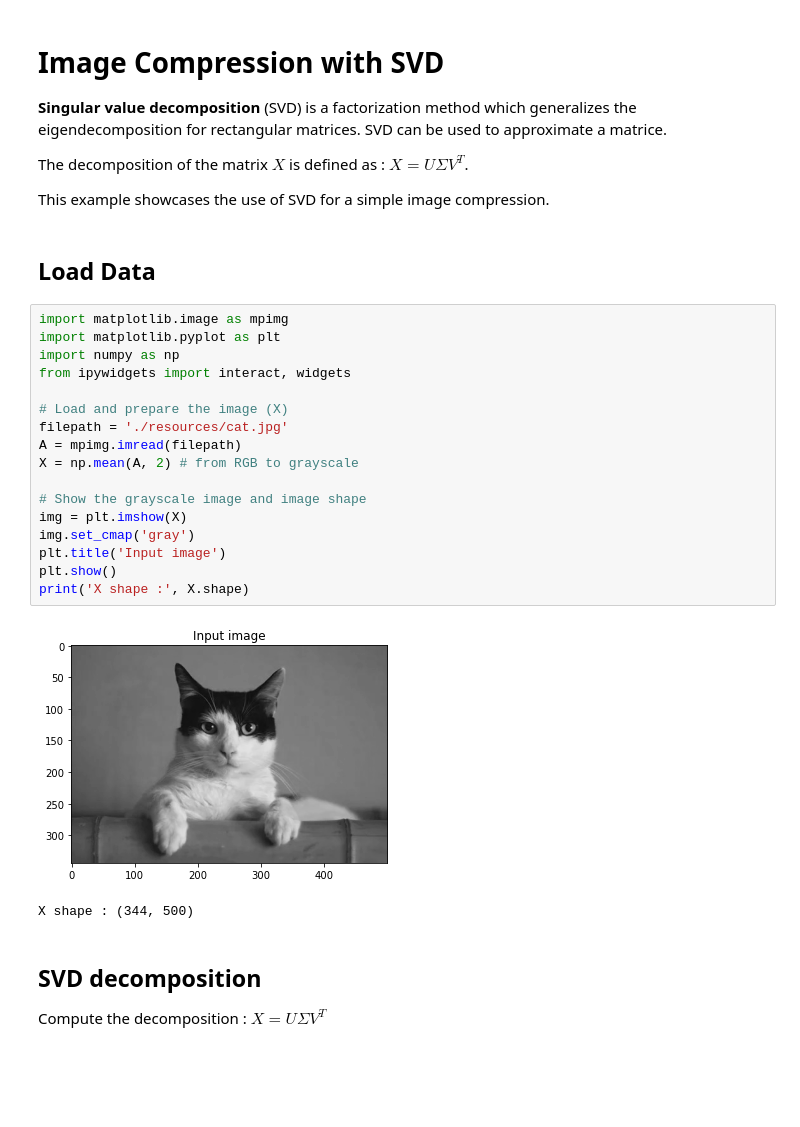
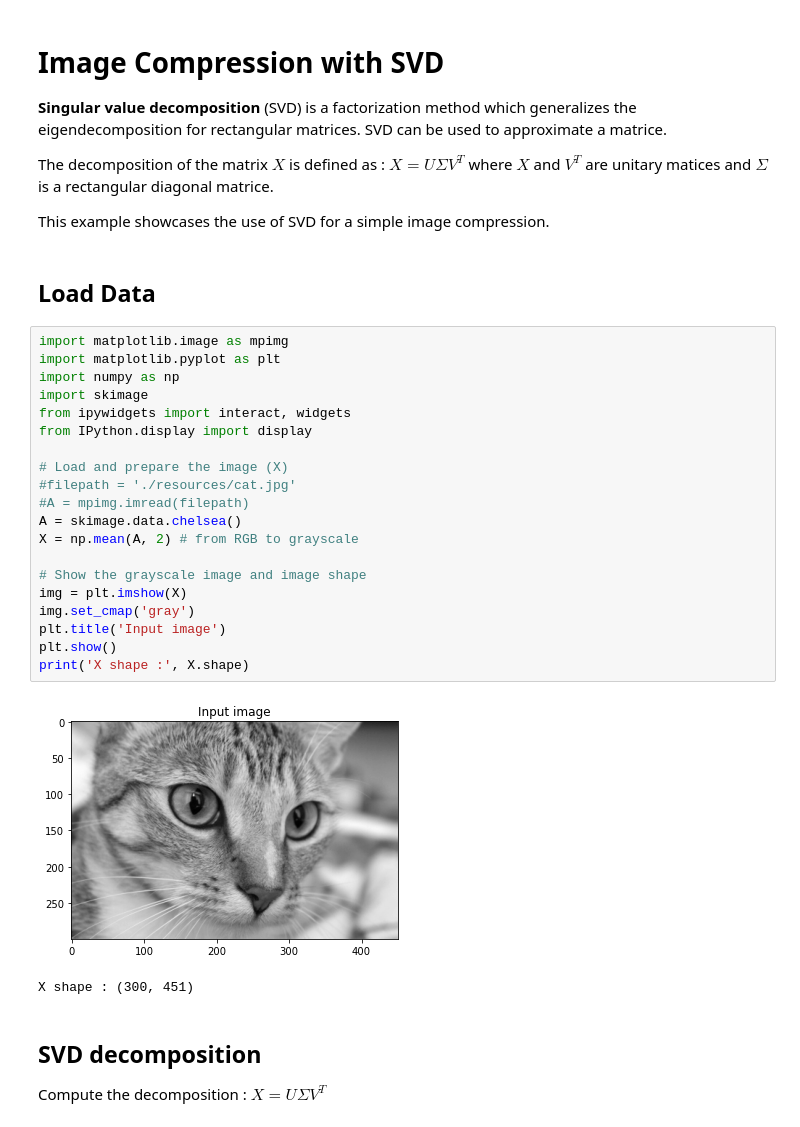
Before and after one commit to vincentbonnetcg/Toy-Code1, a Jupyter notebook: notebooks/image_compression_with_svd.ipynb, the cells around one changed output. Cells and saved outputs as stored; diff of their text form; blank space fills up the shorter version.

```diff
--- a/notebooks/image_compression_with_svd.ipynb
+++ b/notebooks/image_compression_with_svd.ipynb
@@ -3,7 +3,7 @@
 
 **Singular value decomposition** (SVD) is a factorization method which generalizes the eigendecomposition for rectangular matrices. SVD can be used to approximate a matrice.
 
-The decomposition of the matrix $X$ is defined as : $X=U\Sigma V^{T}$.
+The decomposition of the matrix $X$ is defined as : $X=U\Sigma V^{T}$ where $X$ and $V^{T}$ are unitary matices and $\Sigma$ is a rectangular diagonal matrice.
 
 This example showcases the use of SVD  for a simple image compression.
 # %% [markdown]
@@ -11,23 +11,26 @@ This example showcases the use of SVD  for a simple image compression.
 # %%
 import matplotlib.image as mpimg
 import matplotlib.pyplot as plt
 import numpy as np
+import skimage
 from ipywidgets import interact, widgets
+from IPython.display import display
 
 # Load and prepare the image (X)
-filepath = './resources/cat.jpg'
-A = mpimg.imread(filepath)
+#filepath = './resources/cat.jpg'
+#A = mpimg.imread(filepath)
+A = skimage.data.chelsea()
 X = np.mean(A, 2) # from RGB to grayscale
 
 # Show the grayscale image and image shape
 img = plt.imshow(X)
 img.set_cmap('gray')
 plt.title('Input image')
 plt.show()
 print('X shape :', X.shape)
 # %% [output]
-[figure, old version]
+[figure, new version]
-X shape : (344, 500)
+X shape : (300, 451)
 # %% [markdown]
 ## SVD decomposition
 
```
Also changed, not shown: parts of 2 cells of this notebook, 5 other files.
